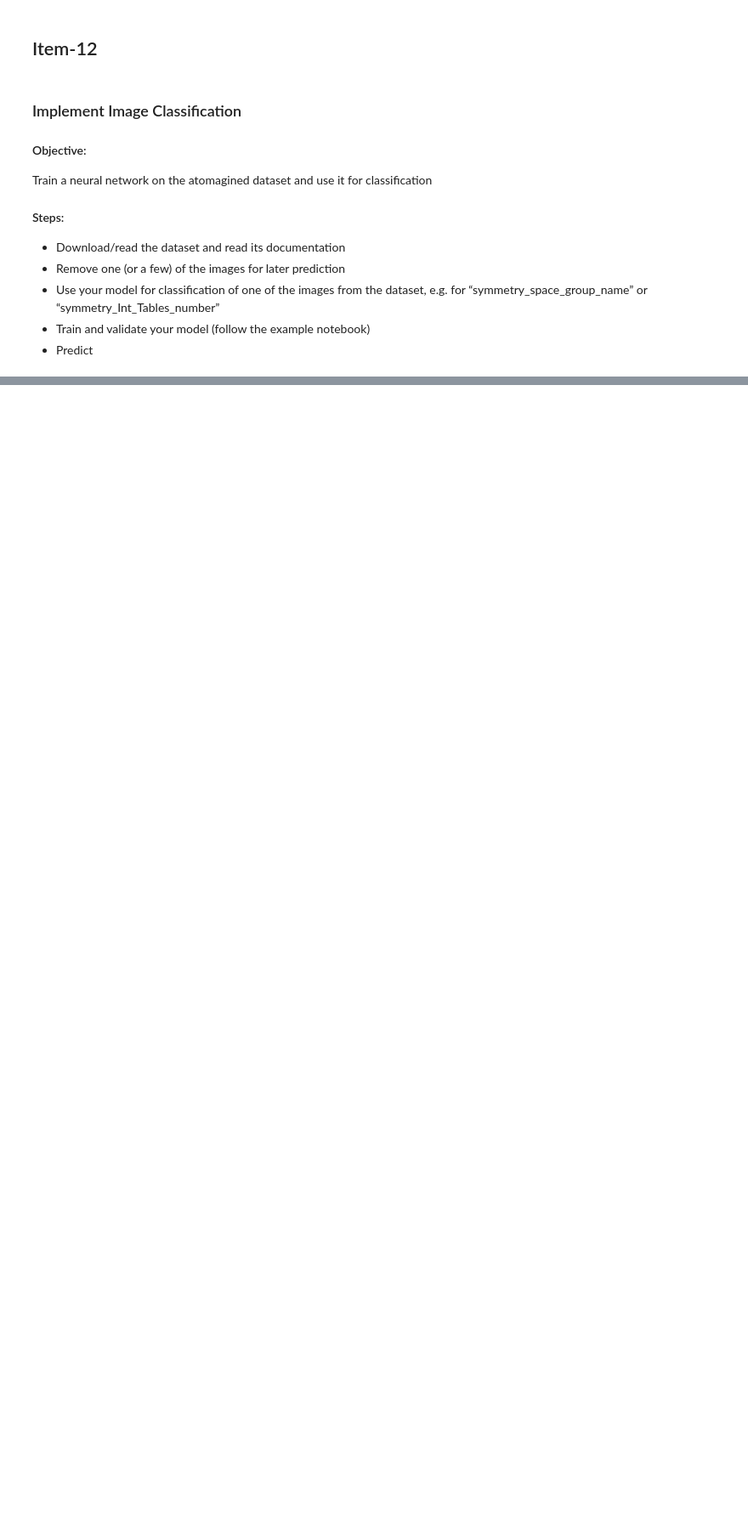
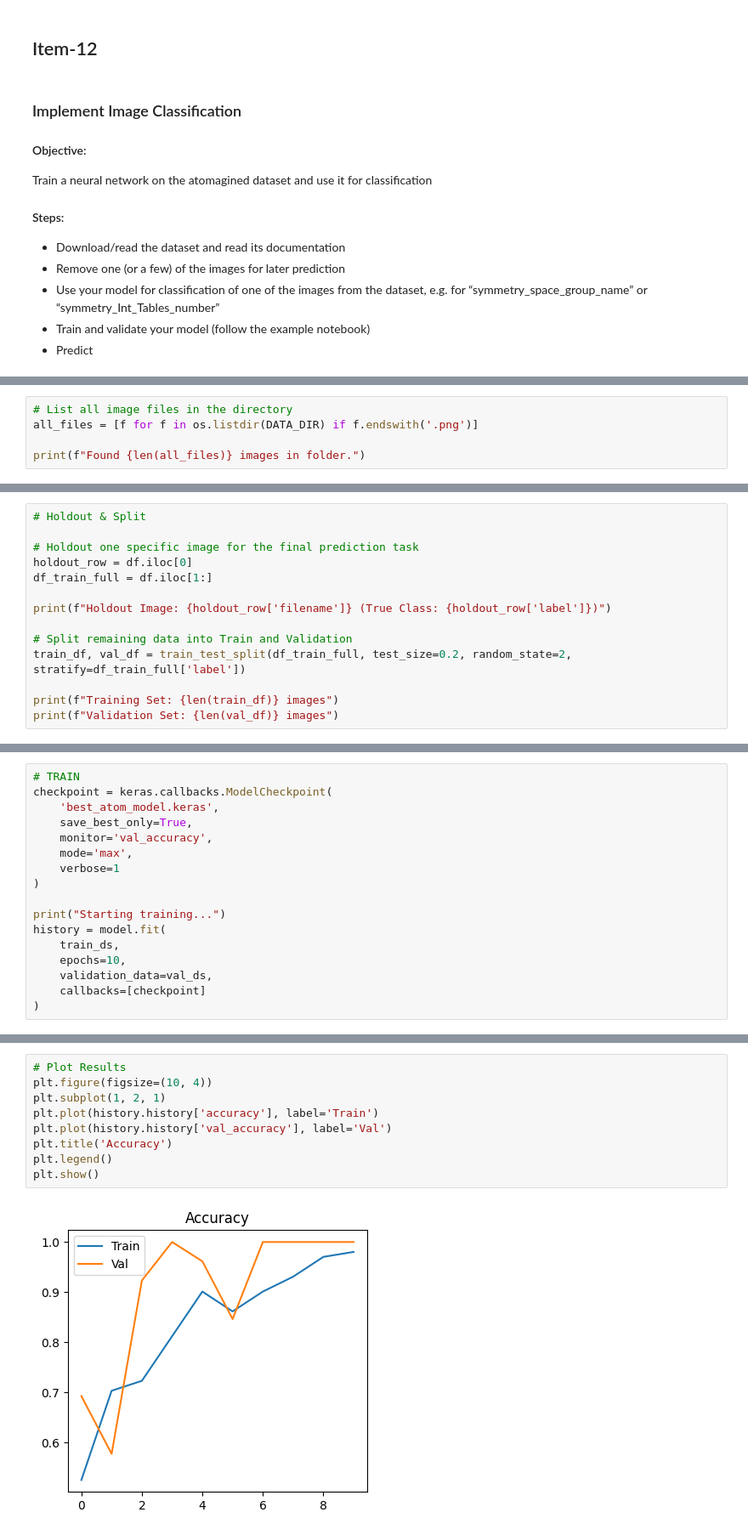
Before and after one commit to ayberkkutlu/Machine-Learning-Course-and-Project, a Jupyter notebook: Notebooks/Homework_2/HW2_Items10-15.ipynb, the cells around one changed output, grey strips where cells are left out. Shown: that part at 85% size. Cells and saved outputs as stored; diff of their text form; blank space fills up the shorter version.

Commit message:
Hw2 image classification added

```diff
--- a/Notebooks/Homework_2/HW2_Items10-15.ipynb
+++ b/Notebooks/Homework_2/HW2_Items10-15.ipynb
@@ -241,0 +269,5 @@ notebook)
+# %%
+# List all image files in the directory
+all_files = [f for f in os.listdir(DATA_DIR) if f.endswith('.png')]
+
+print(f"Found {len(all_files)} images in folder.")
@@ -241,0 +307,14 @@ notebook)
+# %%
+# Holdout & Split
+
+# Holdout one specific image for the final prediction task
+holdout_row = df.iloc[0]
+df_train_full = df.iloc[1:]
+
+print(f"Holdout Image: {holdout_row['filename']} (True Class: {holdout_row['label']})")
+
+# Split remaining data into Train and Validation
+train_df, val_df = train_test_split(df_train_full, test_size=0.2, random_state=2, stratify=df_train_full['label'])
+
+print(f"Training Set: {len(train_df)} images")
+print(f"Validation Set: {len(val_df)} images")
@@ -241,0 +434,17 @@ notebook)
+# %%
+# TRAIN
+checkpoint = keras.callbacks.ModelCheckpoint(
+    'best_atom_model.keras',
+    save_best_only=True,
+    monitor='val_accuracy',
+    mode='max',
+    verbose=1
+)
+
+print("Starting training...")
+history = model.fit(
+    train_ds,
+    epochs=10,
+    validation_data=val_ds,
+    callbacks=[checkpoint]
+)
@@ -241,0 +470,11 @@ notebook)
+# %%
+# Plot Results
+plt.figure(figsize=(10, 4))
+plt.subplot(1, 2, 1)
+plt.plot(history.history['accuracy'], label='Train')
+plt.plot(history.history['val_accuracy'], label='Val')
+plt.title('Accuracy')
+plt.legend()
+plt.show()
+# %% [output]
+[figure, added]
```
Also changed, not shown: parts of 19 cells of this notebook, 2 other files.
